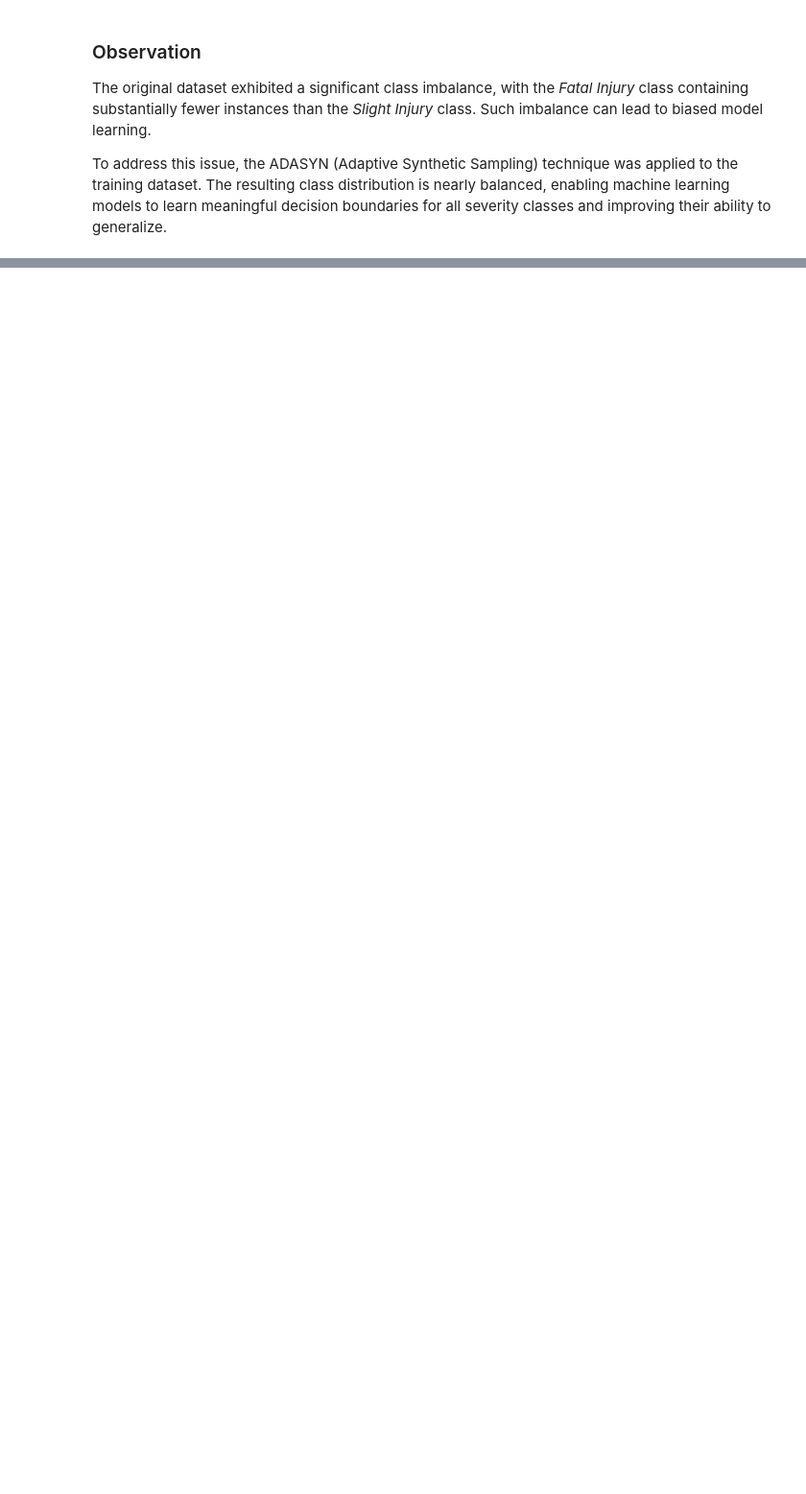
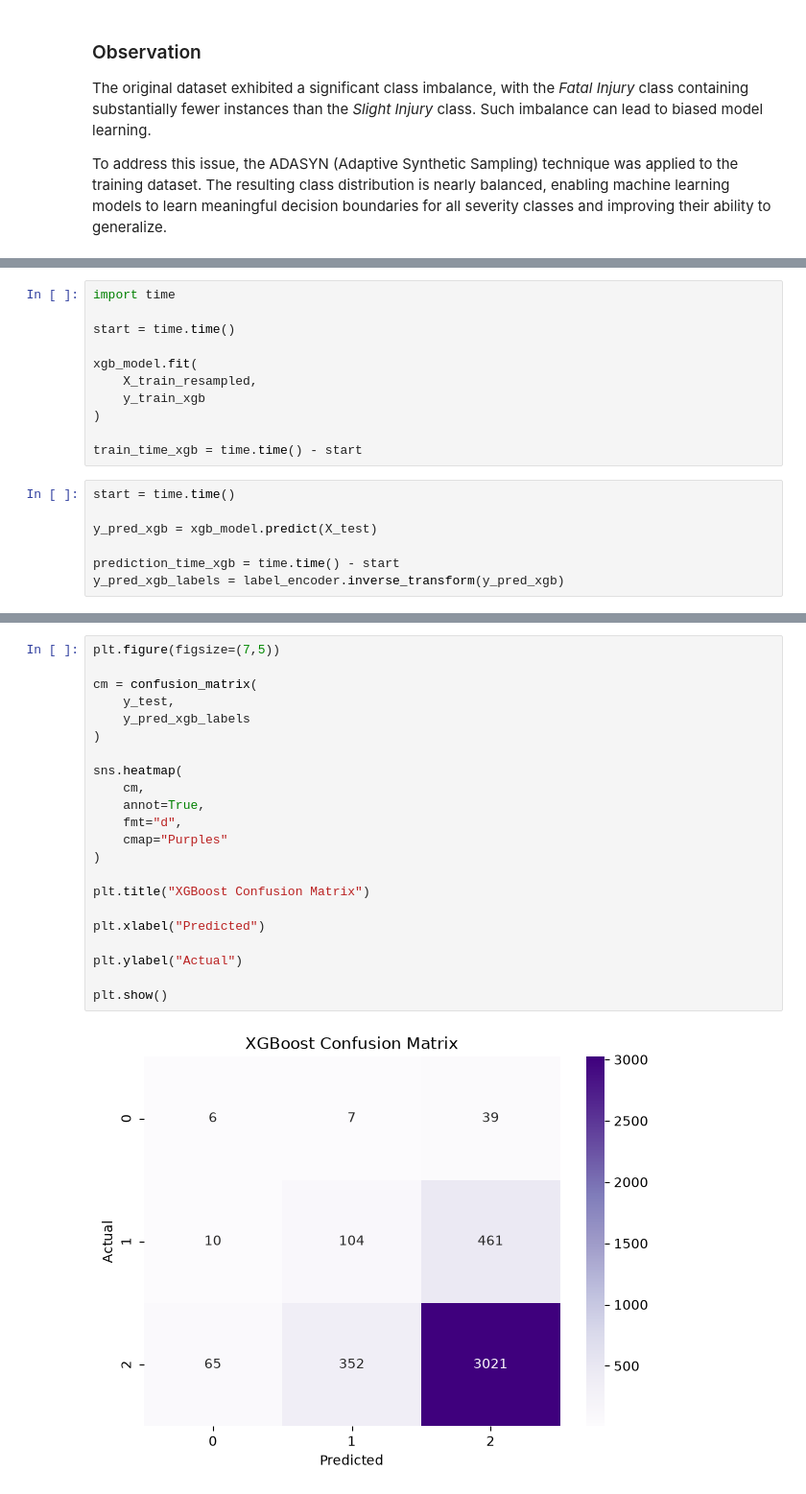
Before and after one commit to Pranjali-3/road-accident-severity-analysis, a Jupyter notebook: road_accident.ipynb, the cells around one changed output, grey strips where cells are left out. Shown at 96% size. Drawn from its saved outputs; the diff is of its cells as text; blank space fills up the shorter version.

```diff
--- a/road_accident.ipynb
+++ b/road_accident.ipynb
@@ -519,0 +993,18 @@ To address this issue, the ADASYN (Adaptive Synthetic Sampling) technique was ap
+# %%
+import time
+
+start = time.time()
+
+xgb_model.fit(
+    X_train_resampled,
+    y_train_xgb
+)
+
+train_time_xgb = time.time() - start
+# %%
+start = time.time()
+
+y_pred_xgb = xgb_model.predict(X_test)
+
+prediction_time_xgb = time.time() - start
+y_pred_xgb_labels = label_encoder.inverse_transform(y_pred_xgb)
@@ -519,0 +1056,24 @@ To address this issue, the ADASYN (Adaptive Synthetic Sampling) technique was ap
+# %%
+plt.figure(figsize=(7,5))
+
+cm = confusion_matrix(
+    y_test,
+    y_pred_xgb_labels
+)
+
+sns.heatmap(
+    cm,
+    annot=True,
+    fmt="d",
+    cmap="Purples"
+)
+
+plt.title("XGBoost Confusion Matrix")
+
+plt.xlabel("Predicted")
+
+plt.ylabel("Actual")
+
+plt.show()
+# %% [output]
+[figure, added]
```
Also changed, not shown: parts of 120 cells of this notebook, 4 other files.
